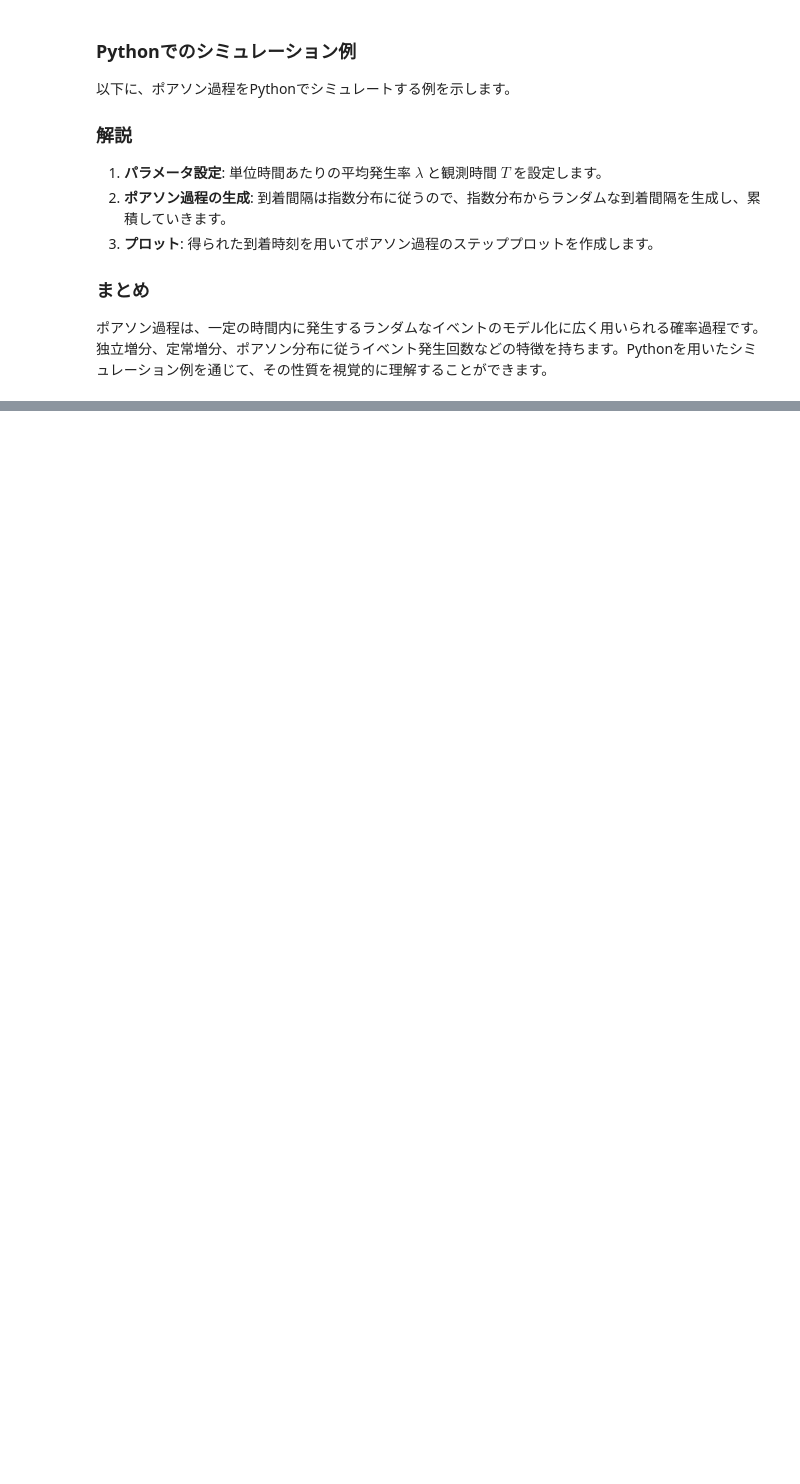
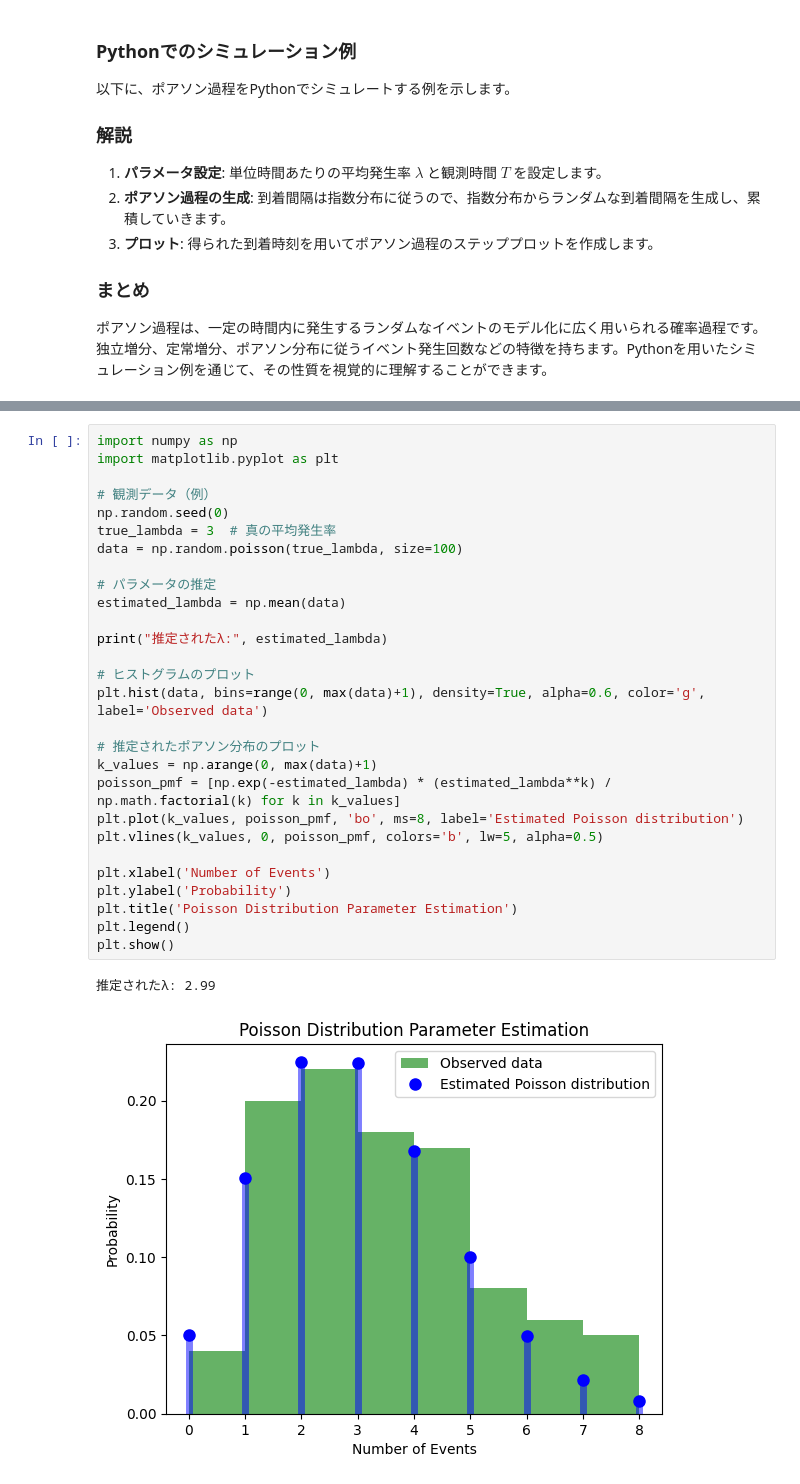
Before and after one commit to aramata3562/statistics_study, a Jupyter notebook: 統計学実践ワークブック/ch15.ipynb, the cells around one changed output, grey strips where cells are left out. Saved outputs shown, nothing was run; the diff lists cells and outputs as text; blank space fills up the shorter version.

```diff
--- a/統計学実践ワークブック/ch15.ipynb
+++ b/統計学実践ワークブック/ch15.ipynb
@@ -345,0 +386,31 @@ plt.show()
+# %%
+import numpy as np
+import matplotlib.pyplot as plt
+
+# 観測データ（例）
+np.random.seed(0)
+true_lambda = 3  # 真の平均発生率
+data = np.random.poisson(true_lambda, size=100)
+
+# パラメータの推定
+estimated_lambda = np.mean(data)
+
+print("推定されたλ:", estimated_lambda)
+
+# ヒストグラムのプロット
+plt.hist(data, bins=range(0, max(data)+1), density=True, alpha=0.6, color='g', label='Observed data')
+
+# 推定されたポアソン分布のプロット
+k_values = np.arange(0, max(data)+1)
+poisson_pmf = [np.exp(-estimated_lambda) * (estimated_lambda**k) / np.math.factorial(k) for k in k_values]
+plt.plot(k_values, poisson_pmf, 'bo', ms=8, label='Estimated Poisson distribution')
+plt.vlines(k_values, 0, poisson_pmf, colors='b', lw=5, alpha=0.5)
+
+plt.xlabel('Number of Events')
+plt.ylabel('Probability')
+plt.title('Poisson Distribution Parameter Estimation')
+plt.legend()
+plt.show()
+# %% [output]
+推定されたλ: 2.99
+[figure, added]
```
Also changed, not shown: parts of 3 cells of this notebook, 5 other files.
